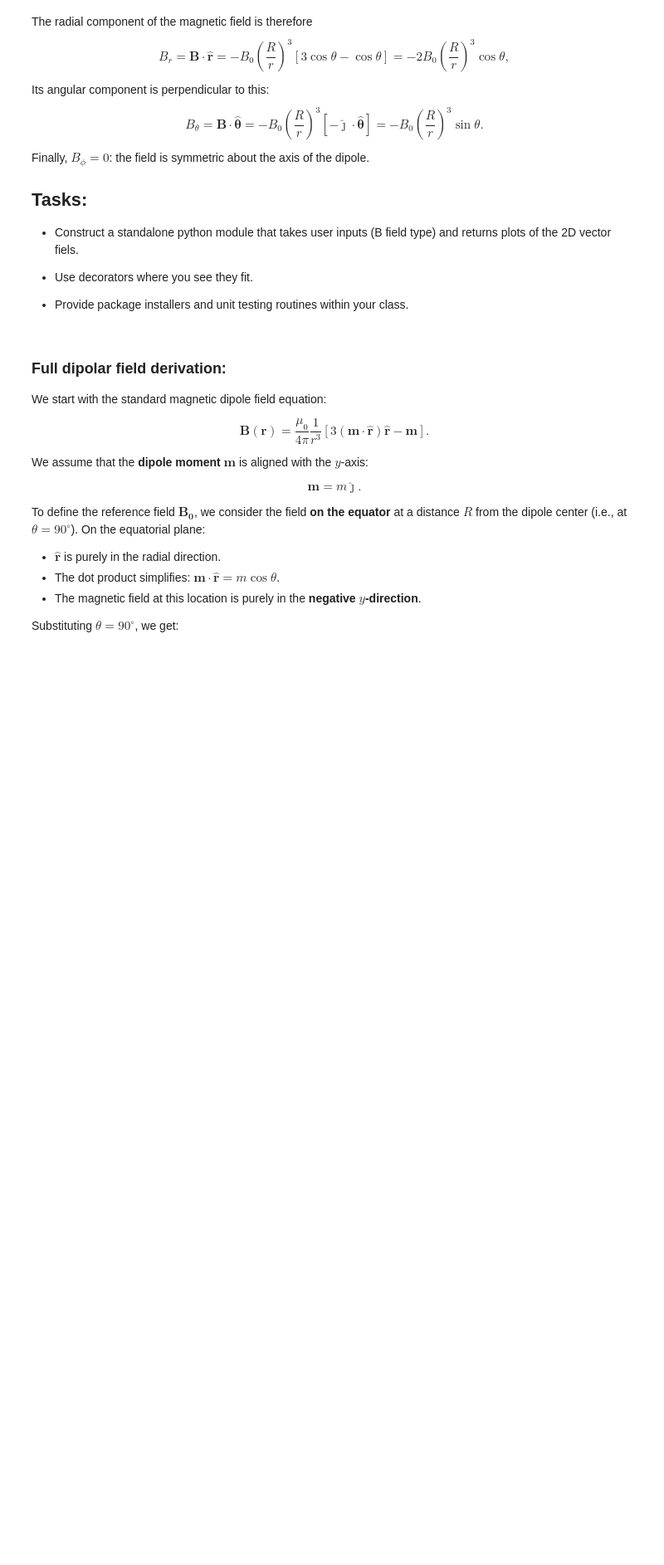
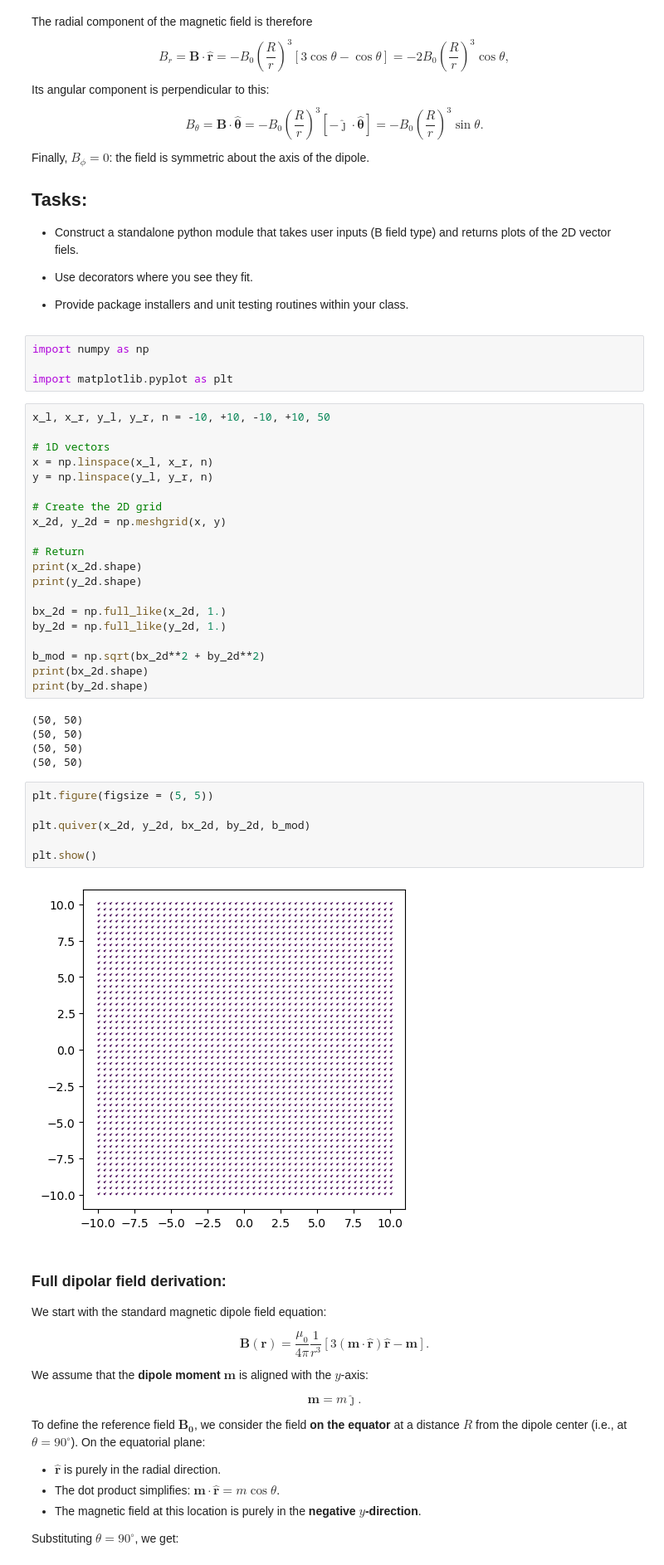
Before and after one commit to DaVas1410/computational-physics-2, a Jupyter notebook: unit-2/209-full-module-example.ipynb, the cells around one changed output. Shown at 83% size. Drawn from its saved outputs; the diff is of its cells as text; blank space fills up the shorter version.

```diff
--- a/unit-2/209-full-module-example.ipynb
+++ b/unit-2/209-full-module-example.ipynb
@@ -51,6 +51,43 @@ Finally, $B_\phi = 0$: the field is symmetric about the axis of the dipole.
 - Use decorators where you see they fit.
 
 - Provide package installers and unit testing routines within your class.
+# %%
+import numpy as np
+
+import matplotlib.pyplot as plt
+# %%
+x_l, x_r, y_l, y_r, n = -10, +10, -10, +10, 50
+
+# 1D vectors
+x = np.linspace(x_l, x_r, n)
+y = np.linspace(y_l, y_r, n)
+
+# Create the 2D grid
+x_2d, y_2d = np.meshgrid(x, y)
+
+# Return
+print(x_2d.shape)
+print(y_2d.shape)
+
+bx_2d = np.full_like(x_2d, 1.)
+by_2d = np.full_like(y_2d, 1.)
+
+b_mod = np.sqrt(bx_2d**2 + by_2d**2)
+print(bx_2d.shape)
+print(by_2d.shape)
+# %% [output]
+(50, 50)
+(50, 50)
+(50, 50)
+(50, 50)
+# %%
+plt.figure(figsize = (5, 5))
+
+plt.quiver(x_2d, y_2d, bx_2d, by_2d, b_mod)
+
+plt.show()
+# %% [output]
+[figure, added]
 # %% [markdown]
 ### Full dipolar field derivation:
 
```
Also changed, not shown: 2 other files.
